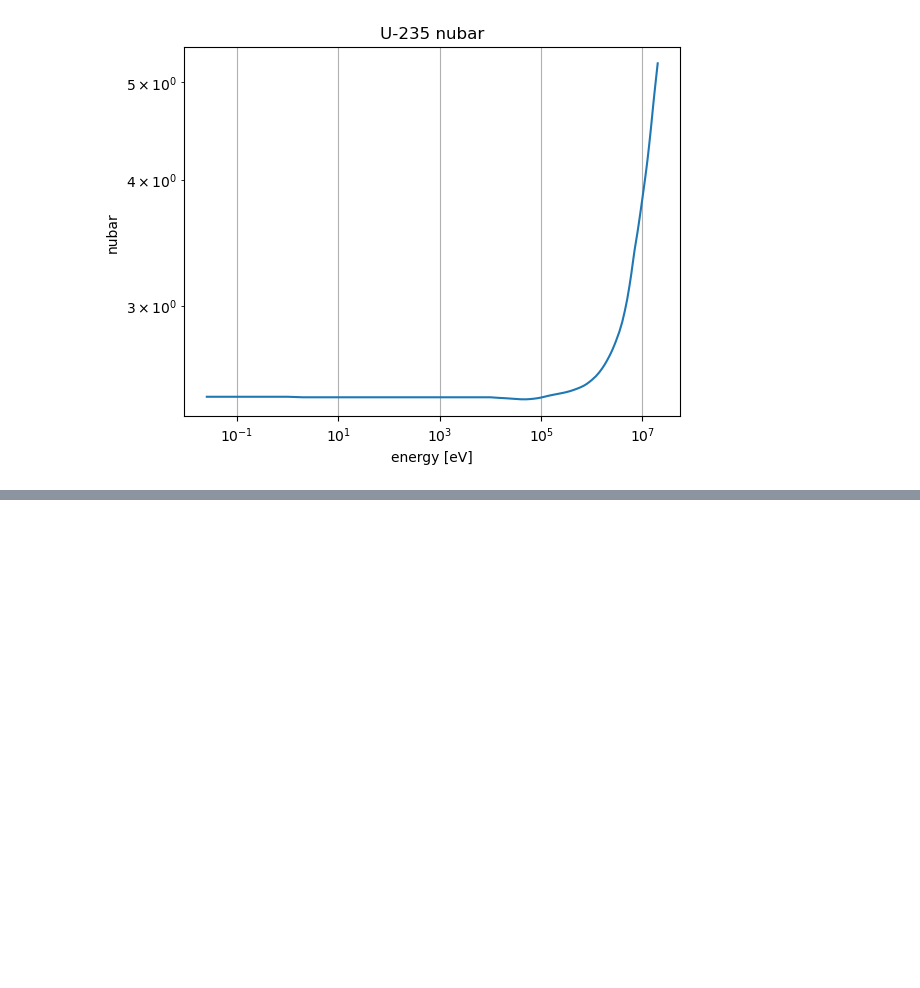
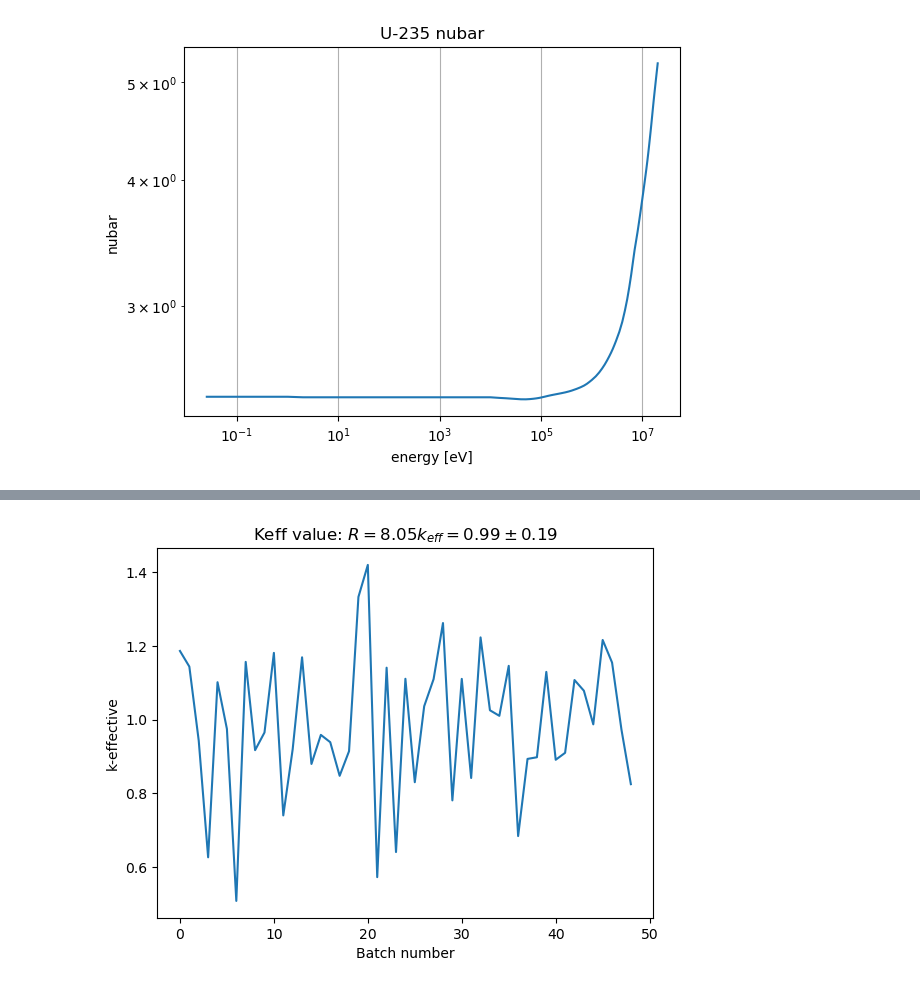
Before and after one commit to AlexHedene/Prog2_Projects, a Jupyter notebook: Reactor_Lovisa/HA2/HA2-2.ipynb, the cells around one changed output, grey strips where cells are left out. Drawn from its saved outputs; the diff is of its cells as text; code cells hidden in the pictures; blank space fills up the shorter version.

```diff
--- a/Reactor_Lovisa/HA2/HA2-2.ipynb
+++ b/Reactor_Lovisa/HA2/HA2-2.ipynb
@@ -254,7 +254,7 @@ def run(R,NGEN,NPG,NSKIP):
     keff = np.mean(keffs)
     kstd = np.std(keffs)
 
-    return keff, kstd
+    return keffs
 # %%
 density = 19.1 #g/cm3
 A = 235
@@ -266,0 +283,12 @@ run(R,100,100, 10)
+# %%
+Ngen = 50
+R = 8.05
+keffs = run(R,Ngen,50,0)
+plt.figure()
+plt.plot(keffs)
+plt.title(r'Keff value: $R = %.2f  k_{eff}=%.2f \pm %.2f$'%(R, np.mean(keffs),np.std(keffs)))
+plt.xlabel('Batch number')
+plt.ylabel('k-effective')
+plt.show()
+# %% [output]
+[figure, added]
```
Also changed, not shown: parts of 3 cells of this notebook.
